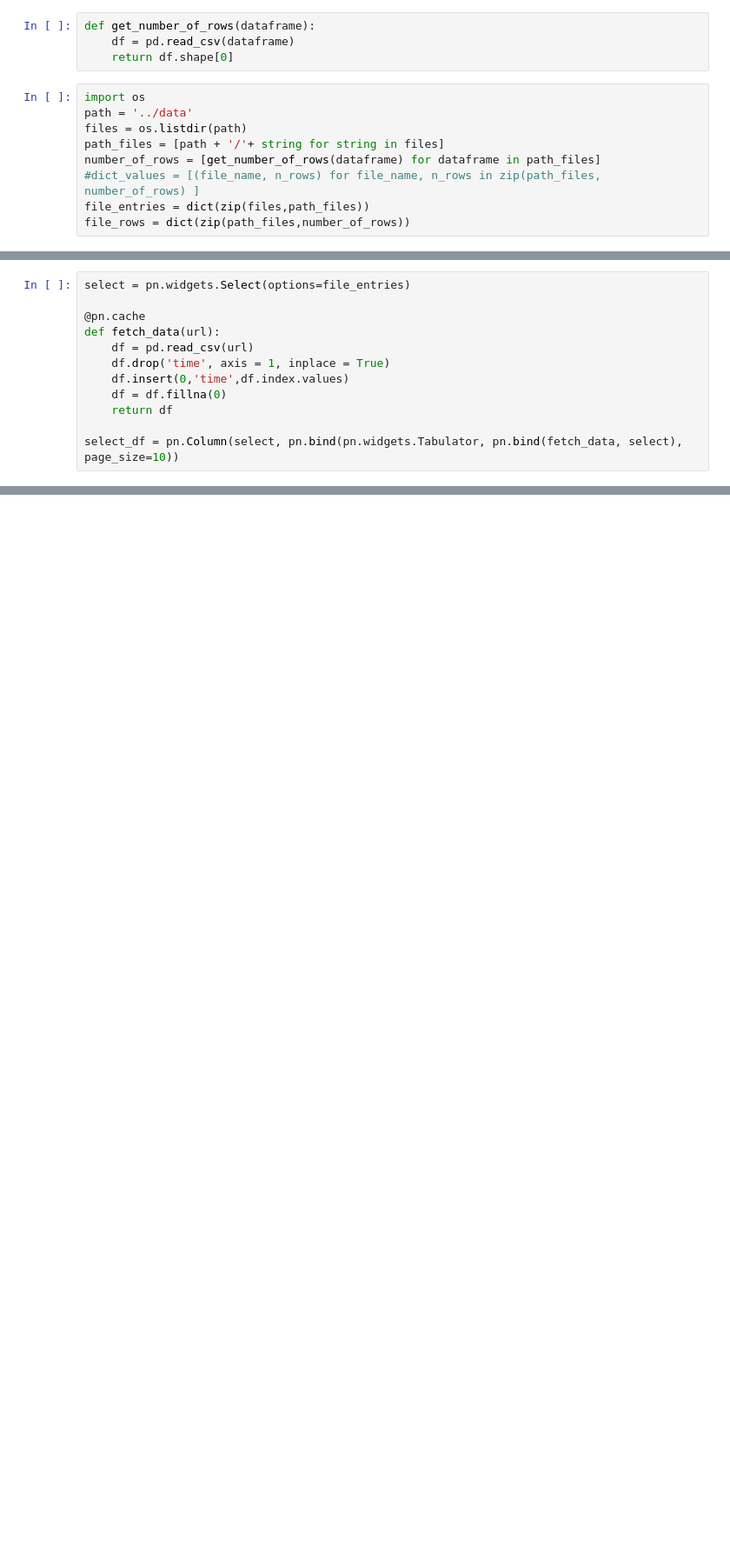
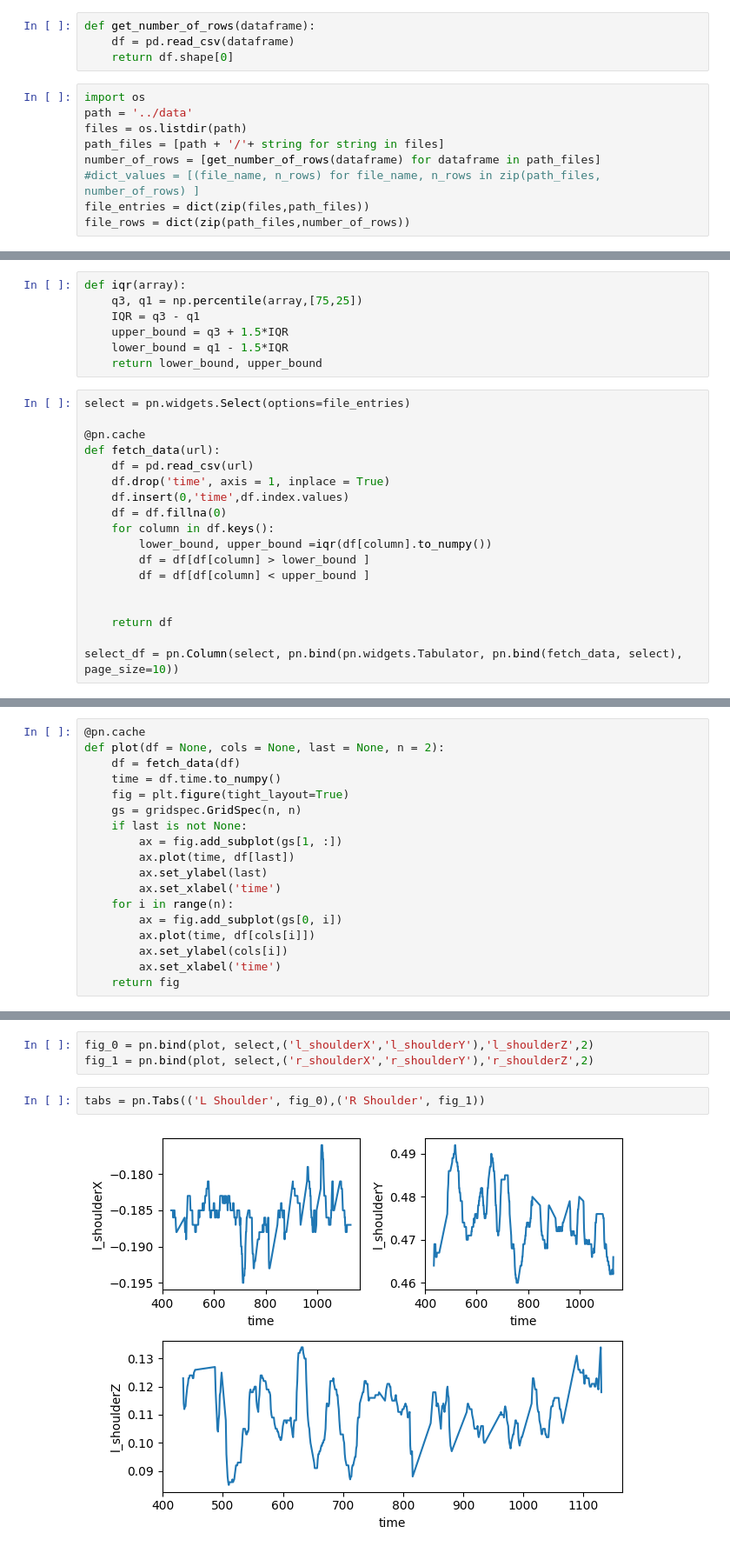
Before and after one commit to x86girl/panel_dashboard, a Jupyter notebook: Interactive_dashboard.ipynb, the cells around one changed output, grey strips where cells are left out. Shown at 87% size. Drawn from its saved outputs; the diff is of its cells as text; blank space fills up the shorter version.

Commit message:
Removed outliers and created Tabs for graphs

```diff
--- a/Interactive_dashboard.ipynb
+++ b/Interactive_dashboard.ipynb
@@ -48,3 +50,10 @@ file_rows
+# %%
+def iqr(array):
+    q3, q1 = np.percentile(array,[75,25])
+    IQR = q3 - q1
+    upper_bound = q3 + 1.5*IQR
+    lower_bound = q1 - 1.5*IQR
+    return lower_bound, upper_bound
 # %%
 select = pn.widgets.Select(options=file_entries)
 
@@ -54,6 +63,12 @@ def fetch_data(url):
     df.drop('time', axis = 1, inplace = True)
     df.insert(0,'time',df.index.values)
     df = df.fillna(0)
+    for column in df.keys():
+        lower_bound, upper_bound =iqr(df[column].to_numpy())
+        df = df[df[column] > lower_bound ]
+        df = df[df[column] < upper_bound ]
+
+
     return df
 
 select_df = pn.Column(select, pn.bind(pn.widgets.Tabulator, pn.bind(fetch_data, select), page_size=10))
@@ -167,0 +75,18 @@ box_kneeLangle = pn.bind(boxplot, select, yaxis_bloxpot , 'Basic statistics')
+# %%
+@pn.cache
+def plot(df = None, cols = None, last = None, n = 2):
+    df = fetch_data(df)
+    time = df.time.to_numpy()
+    fig = plt.figure(tight_layout=True)
+    gs = gridspec.GridSpec(n, n)
+    if last is not None:
+        ax = fig.add_subplot(gs[1, :])
+        ax.plot(time, df[last])
+        ax.set_ylabel(last)
+        ax.set_xlabel('time')
+    for i in range(n):
+        ax = fig.add_subplot(gs[0, i])
+        ax.plot(time, df[cols[i]])
+        ax.set_ylabel(cols[i])
+        ax.set_xlabel('time')
+    return fig
@@ -167,0 +95,7 @@ box_kneeLangle = pn.bind(boxplot, select, yaxis_bloxpot , 'Basic statistics')
+# %%
+fig_0 = pn.bind(plot, select,('l_shoulderX','l_shoulderY'),'l_shoulderZ',2)
+fig_1 = pn.bind(plot, select,('r_shoulderX','r_shoulderY'),'r_shoulderZ',2)
+# %%
+tabs = pn.Tabs(('L Shoulder', fig_0),('R Shoulder', fig_1))
+# %% [output]
+[figure, added]
```
Also changed, not shown: parts of 27 cells of this notebook.
